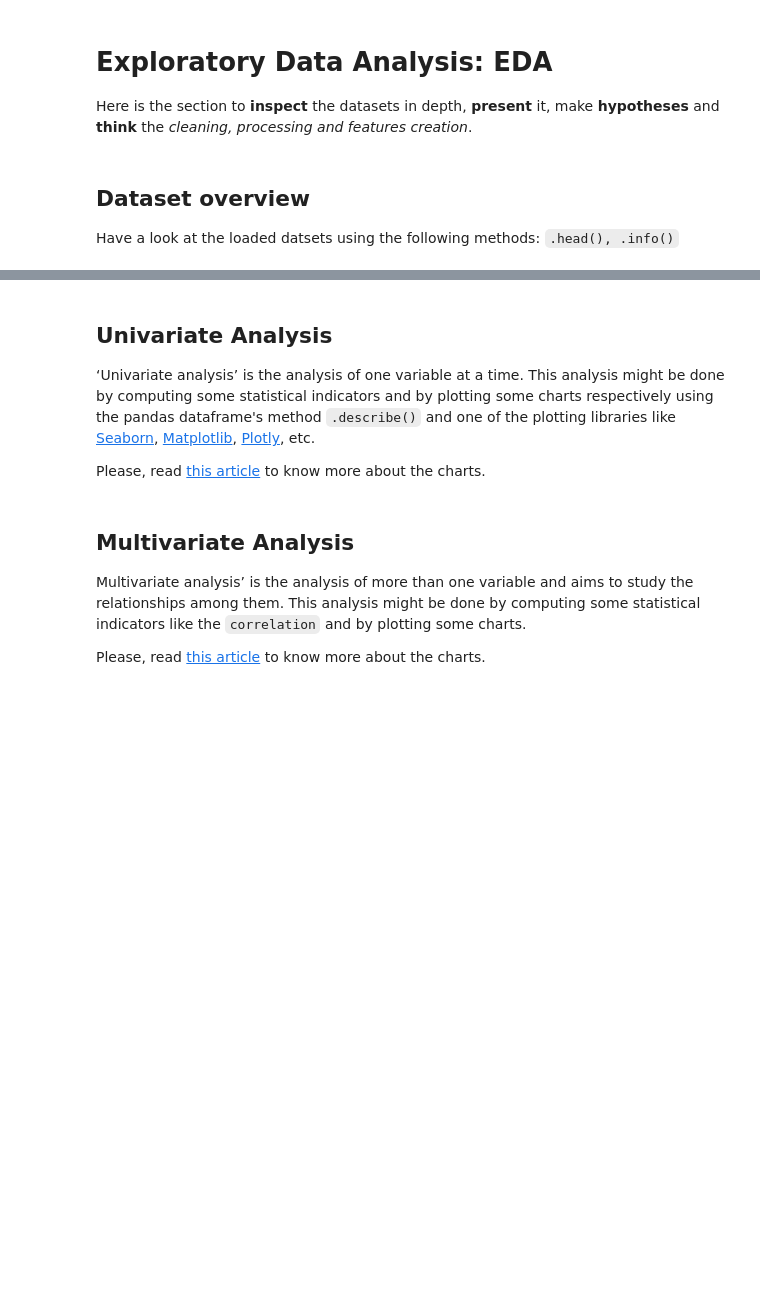
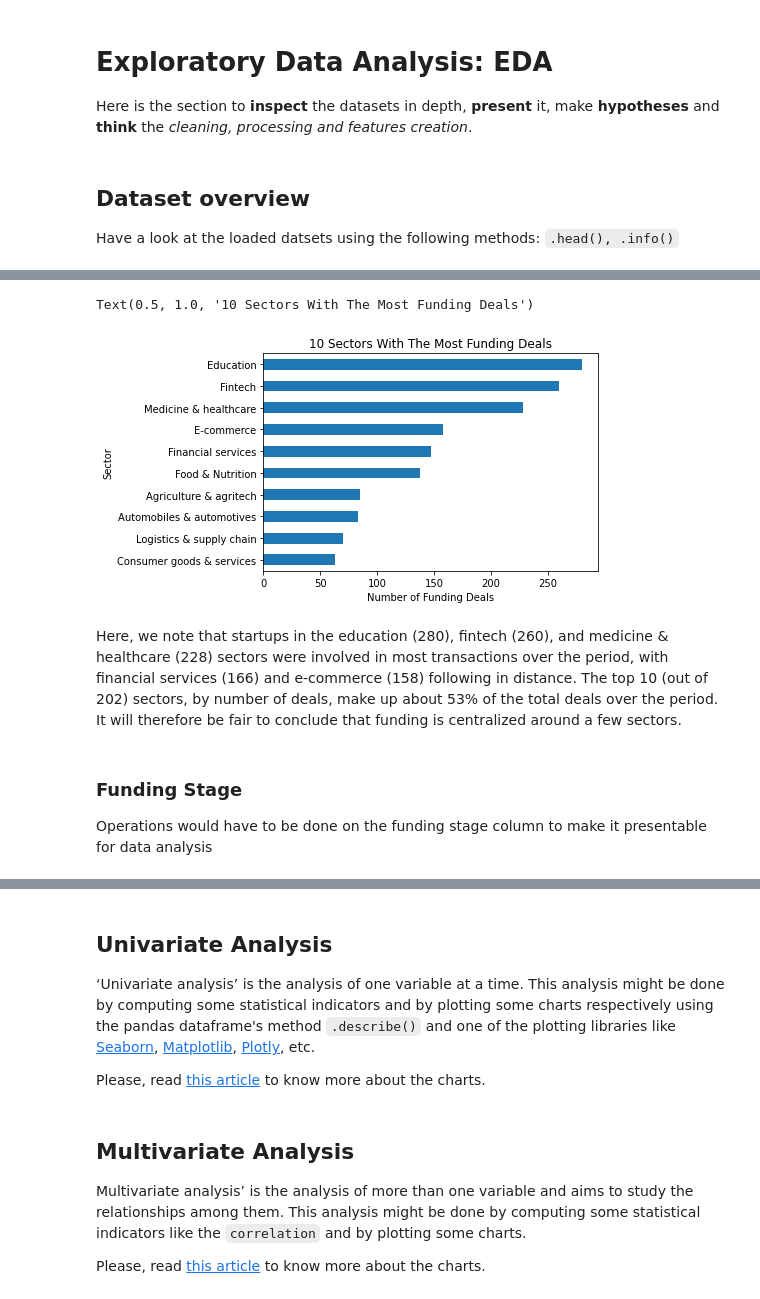
Before and after one commit to kbay9/Indian-startup-funding-analyses-with-python, a Jupyter notebook: DataAnalysis_Step_By_Step_Guide.ipynb, the cells around one changed output, grey strips where cells are left out. Saved outputs shown, nothing was run; the diff lists cells and outputs as text; code cells hidden in the pictures; blank space fills up the shorter version.

```diff
--- a/DataAnalysis_Step_By_Step_Guide.ipynb
+++ b/DataAnalysis_Step_By_Step_Guide.ipynb
@@ -92,0 +1214,7 @@ Have a look at the loaded datsets using the following methods: `.head(), .info()
+# %%
+complete_data_set['Sector'] = complete_data_set["Sector"].apply(lambda x: str(x).capitalize())
+
+
+complete_data_set['Sector'] = complete_data_set["Sector"].apply(lambda x: str(x).replace(" and ", " & "))
+complete_data_set["Sector"] = complete_data_set["Sector"].apply(lambda x: str(x).replace("startup", ""))
+complete_data_set["Sector"]  = complete_data_set["Sector"].apply(lambda x: str(x).replace("  ", " "))
@@ -92,0 +1278,26 @@ Have a look at the loaded datsets using the following methods: `.head(), .info()
+# %%
+complete_data_set.loc[complete_data_set["Sector"] == "B2b marketplace", "Sector"] = "E-commerce"
+complete_data_set.loc[complete_data_set["Sector"] == "B2b service", "Sector"] = "B2b"
+complete_data_set.loc[complete_data_set["Sector"] == "B2b supply chain", "Sector"] = "Logistics & supply chain"
+complete_data_set.loc[complete_data_set["Sector"] == "B2b travel", "Sector"] = "Travel & Transport"
+complete_data_set.loc[complete_data_set["Sector"] == "B2b", "Sector"] = "B2b"
+complete_data_set.loc[complete_data_set["Sector"] == "Banking", "Sector"] = "Financial Services"
+complete_data_set.loc[complete_data_set["Sector"] == "Battery design", "Sector"] = "Battery"
+complete_data_set.loc[complete_data_set["Sector"] == "Battery manufacturer", "Sector"] = "Battery"
+complete_data_set.loc[complete_data_set["Sector"] == "Beauty & wellness", "Sector"] = "Beauty"
+complete_data_set.loc[complete_data_set["Sector"] == "Beauty products", "Sector"] = "Beauty"
+complete_data_set.loc[complete_data_set["Sector"] == "Beverage", "Sector"] = "Consumer goods & services"
+complete_data_set.loc[complete_data_set["Sector"] == "Beverage", "Sector"] = "Food & Nutrition"
+complete_data_set.loc[complete_data_set["Sector"] == "Beverages", "Sector"] = "Consumer goods & services"
+complete_data_set.loc[complete_data_set["Sector"] == "Big data", "Sector"] = "Data science & analytics"
+complete_data_set.loc[complete_data_set["Sector"] == "Bike marketplace", "Sector"] = "Bike services"
+complete_data_set.loc[complete_data_set["Sector"] == "Bike rental", "Sector"] = "Bike services"
+complete_data_set.loc[complete_data_set["Sector"] == "Biopharma", "Sector"] = "Pharmaceutical"
+complete_data_set.loc[complete_data_set["Sector"] == "Biotech", "Sector"] = "Biotechnology"
+complete_data_set.loc[complete_data_set["Sector"] == "Biotechnology company", "Sector"] = "Biotechnology"
+complete_data_set.loc[complete_data_set["Sector"] == "Biotechnology", "Sector"] = "Biotechnology"
+complete_data_set.loc[complete_data_set["Sector"] == "Blockchain", "Sector"] = "Cryptocurrency"
+complete_data_set.loc[complete_data_set["Sector"] == "Blogging", "Sector"] = "Content services"
+complete_data_set.loc[complete_data_set["Sector"] == "Brand marketing", "Sector"] = "Advertising, marketing & sales"
+complete_data_set.loc[complete_data_set["Sector"] == "Broadcasting", "Sector"] = "Information services"
+complete_data_set.loc[complete_data_set["Sector"] == "Business development", "Sector"] = "Advisory & consultancy"
@@ -92,0 +1611,3 @@ Have a look at the loaded datsets using the following methods: `.head(), .info()
+# %%
+complete_data_set.loc[complete_data_set["Sector"] == "Wine & spirits", "Sector"] = "Food & Nutrition"
+complete_data_set.loc[complete_data_set["Sector"] == "Yoga & wellness", "Sector"] = "Personal care"
@@ -92,0 +1658,3 @@ Have a look at the loaded datsets using the following methods: `.head(), .info()
+# %%
+unique_sectors = (complete_data_set.loc[:,"Sector"]).value_counts()
+unique_sectors
@@ -92,0 +1674,14 @@ Have a look at the loaded datsets using the following methods: `.head(), .info()
+# %%
+# ploting the top 10 sectors with the most funding deals from 2018-2021
+unique_sectors.head(10).sort_values().plot.barh()
+plt.xlabel("Number of Funding Deals")
+plt.ylabel("Sector")
+plt.title("10 Sectors With The Most Funding Deals")
+# %% [output]
+Text(0.5, 1.0, '10 Sectors With The Most Funding Deals')
+[figure, added]
+# %% [markdown]
+Here, we note that startups in the education (280), fintech (260), and medicine & healthcare (228) sectors were involved in most transactions over the period, with financial services (166) and e-commerce (158) following in distance. The top 10 (out of 202) sectors, by number of deals, make up about 53% of the total deals over the period. It will therefore be fair to conclude that funding is centralized around a few sectors.
+# %% [markdown]
+### Funding Stage
+Operations would have to be done on the funding stage column to make it presentable for data analysis
```
Also changed, not shown: parts of 126 cells of this notebook, 6 other files.
